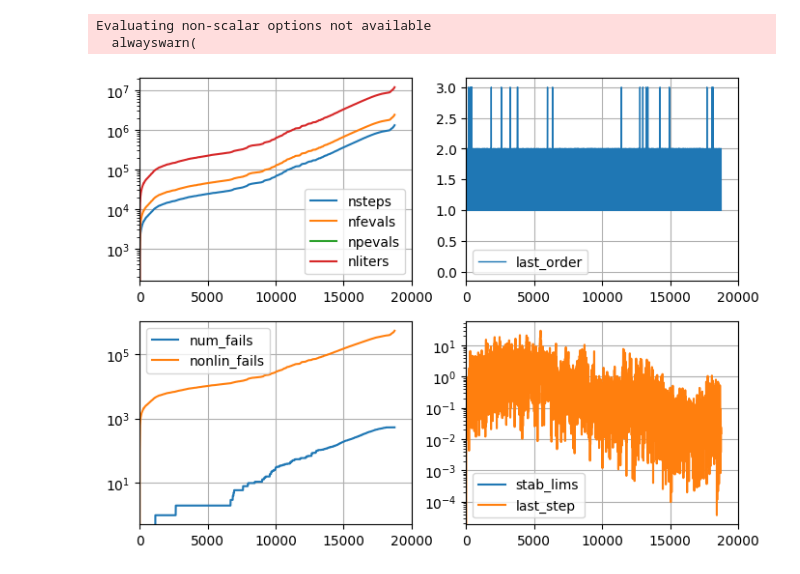
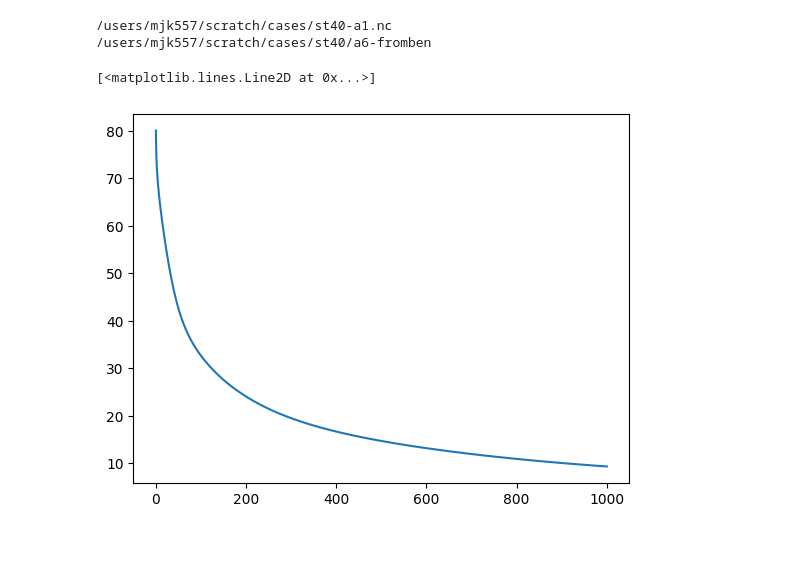
Before and after one commit to mikekryjak/sdtools, a Jupyter notebook: viking-pp.ipynb, the cells around one changed output. Cells and saved outputs as stored; diff of their text form; code cells hidden in the pictures; blank space fills up the shorter version.

```diff
--- a/viking-pp.ipynb
+++ b/viking-pp.ipynb
@@ -12,57 +16,25 @@ import numpy as np
 
 from analysis import *
 import h2D
-# %%
-case = h2D.Case(
-    # r"/users/mjk557/scratch/cases/compass/ca2b-lotimestep",
-    r"/users/mjk557/scratch/cases/st40/a2c-lowerini",
-    process = False,
-    )
-
-ds = xbout.load.open_boutdataset(
-    datapath = case.datapath,
-    inputfilepath = case.inputfilepath,
-    # gridfilepath = r"/users/mjk557/scratch/cases/compass-36x48.grd.nc",
-    gridfilepath = r"/users/mjk557/scratch/cases/st40-a1.nc",
-    info = False,
-    geometry = "toroidal",
-    keep_xboundaries=True,
-    keep_yboundaries=True,
-    )
-
-
-ds = ds.squeeze(drop = True)
-# %% [output]
-Evaluating non-scalar options not available
-  alwayswarn(
-# %%
-fig, axes = plt.subplots(2,2, figsize = (8,6))
-
-scale = "log"
-lims = (0,20000)
-
-ax = axes[0,0];  ax.set_yscale(scale)
-ax.plot(ds.coords["t"], ds.data_vars["cvode_nsteps"].values, label = "nsteps")
-ax.plot(ds.coords["t"], ds.data_vars["cvode_nfevals"].values, label = "nfevals")
-ax.plot(ds.coords["t"], ds.data_vars["cvode_npevals"].values, label = "npevals")
-ax.plot(ds.coords["t"], ds.data_vars["cvode_nliters"].values, label = "nliters")
-
-ax = axes[0,1]
-ax.plot(ds.coords["t"], ds.data_vars["cvode_last_order"].values, label = "last_order", lw = 1)
-
-ax = axes[1,0]; ax.set_yscale(scale)
-ax.plot(ds.coords["t"], ds.data_vars["cvode_num_fails"].values, label = "num_fails")
-ax.plot(ds.coords["t"], ds.data_vars["cvode_nonlin_fails"].values, label = "nonlin_fails")
-
-ax = axes[1,1]; ax.set_yscale(scale)
-ax.plot(ds.coords["t"], ds.data_vars["cvode_stab_lims"].values, label = "stab_lims")
-ax.plot(ds.coords["t"], ds.data_vars["cvode_last_step"].values, label = "last_step")
-
-for i in range(2):
-    for j in range(2):
-        axes[i,j].grid()
-        axes[i,j].legend()
-        if lims != (0,0):
-            axes[i,j].set_xlim(lims)
-# %% [output]
-[figure, removed]
+# %%
+# a2e = h2D.Load.case_2D(r"/users/mjk557/scratch/cases/st40/a2e-largetimestep", r"/users/mjk557/scratch/cases/st40-a1.nc")
+# self = h2D.Case(r"/users/mjk557/scratch/cases/st40/a2eb-disable_dilution", r"/users/mjk557/scratch/cases/st40-a1.nc")
+# self = h2D.Case(r"/users/mjk557/scratch/cases/st40/a2ec-comment_dilution", r"/users/mjk557/scratch/cases/st40-a1.nc")
+# a2ed = h2D.Load.case_2D(r"/users/mjk557/scratch/cases/st40/a2ed-pressure-equation", r"/users/mjk557/scratch/cases/st40-a1.nc")
+# self = h2D.Case(r"/users/mjk557/scratch/cases/st40/a2ef-c-only_ii_nn_ee", r"/users/mjk557/scratch/cases/st40-a1.nc")
+# a2eg = h2D.Load.case_2D(r"/users/mjk557/scratch/cases/st40/a2eg-sndspd-allc", r"/users/mjk557/scratch/cases/st40-a1.nc")
+# a2eh = h2D.Load.case_2D(r"/users/mjk557/scratch/cases/st40/a2eh-p_div_false", r"/users/mjk557/scratch/cases/st40-a1.nc")
+# a2ei = h2D.Load.case_2D(r"/users/mjk557/scratch/cases/st40/a2ei-neut_mix_fix", r"/users/mjk557/scratch/cases/st40-a1.nc")
+# a2ei = h2D.Load.case_2D(r"/users/mjk557/scratch/cases/st40/a5b-10xNT", r"/users/mjk557/scratch/cases/st40-a1.nc")
+
+# a5d = h2D.Load.case_2D(r"/users/mjk557/scratch/cases/st40/a5d-10xNT-sndspeed", r"/users/mjk557/scratch/cases/st40-a1.nc")
+a6 = h2D.Load.case_2D(r"/users/mjk557/scratch/cases/st40/a6-fromben", r"/users/mjk557/scratch/cases/st40-a1.nc")
+# self.diagnose_cvode()
+# %% [output]
+/users/mjk557/scratch/cases/st40-a1.nc
+/users/mjk557/scratch/cases/st40/a6-fromben
+# %%
+plt.plot(np.mean(self.ds["Ph+"].values, axis = (1, 2)))
+# %% [output]
+[<matplotlib.lines.Line2D at 0x...>]
+[figure, added]
```
Also changed, not shown: parts of 3 cells of this notebook, 27 other files.
